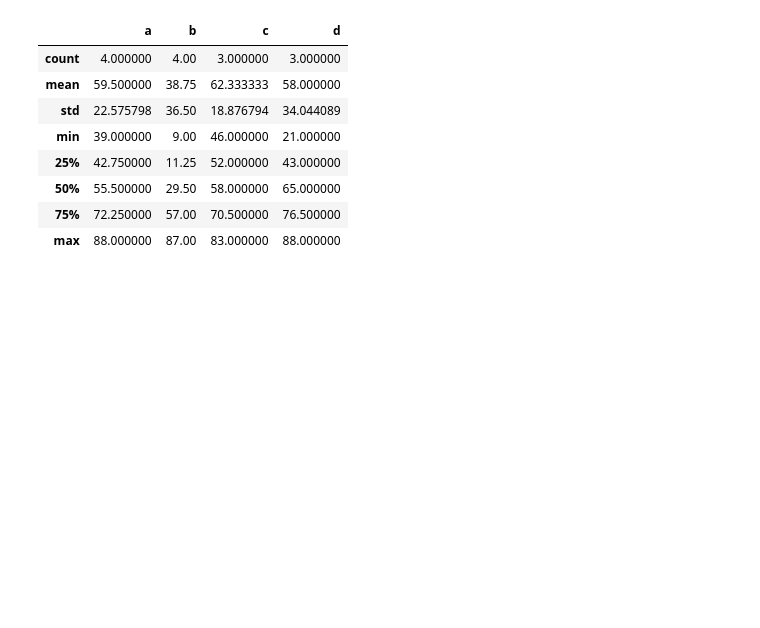
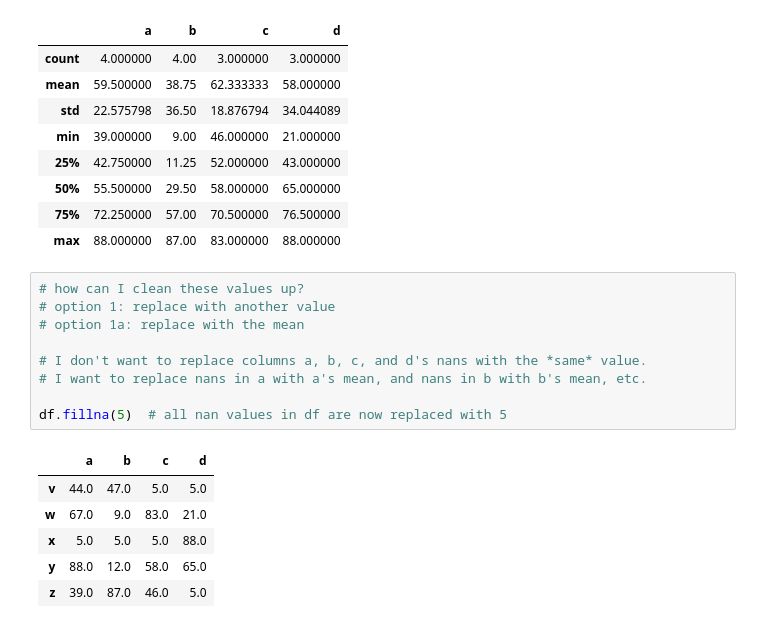
Before and after one commit to abhixz13/Cisco-Python-Training, a Jupyter notebook: Cisco-2022-06June-08-analytics.ipynb, the cells around one changed output. Drawn from its saved outputs; the diff is of its cells as text; blank space fills up the shorter version.

```diff
--- a/Cisco-2022-06June-08-analytics.ipynb
+++ b/Cisco-2022-06June-08-analytics.ipynb
@@ -781,3 +781,19 @@ df.describe()
 | 50% | 55.500000 | 29.50 | 58.000000 | 65.000000 |
 | 75% | 72.250000 | 57.00 | 70.500000 | 76.500000 |
 | max | 88.000000 | 87.00 | 83.000000 | 88.000000 |
+# %%
+# how can I clean these values up?
+# option 1: replace with another value
+# option 1a: replace with the mean
+
+# I don't want to replace columns a, b, c, and d's nans with the *same* value.
+# I want to replace nans in a with a's mean, and nans in b with b's mean, etc.
+
+df.fillna(5)  # all nan values in df are now replaced with 5
+# %% [output]
+|  | a | b | c | d |
+| v | 44.0 | 47.0 | 5.0 | 5.0 |
+| w | 67.0 | 9.0 | 83.0 | 21.0 |
+| x | 5.0 | 5.0 | 5.0 | 88.0 |
+| y | 88.0 | 12.0 | 58.0 | 65.0 |
+| z | 39.0 | 87.0 | 46.0 | 5.0 |
```
Also changed, not shown: parts of 2 cells of this notebook.
